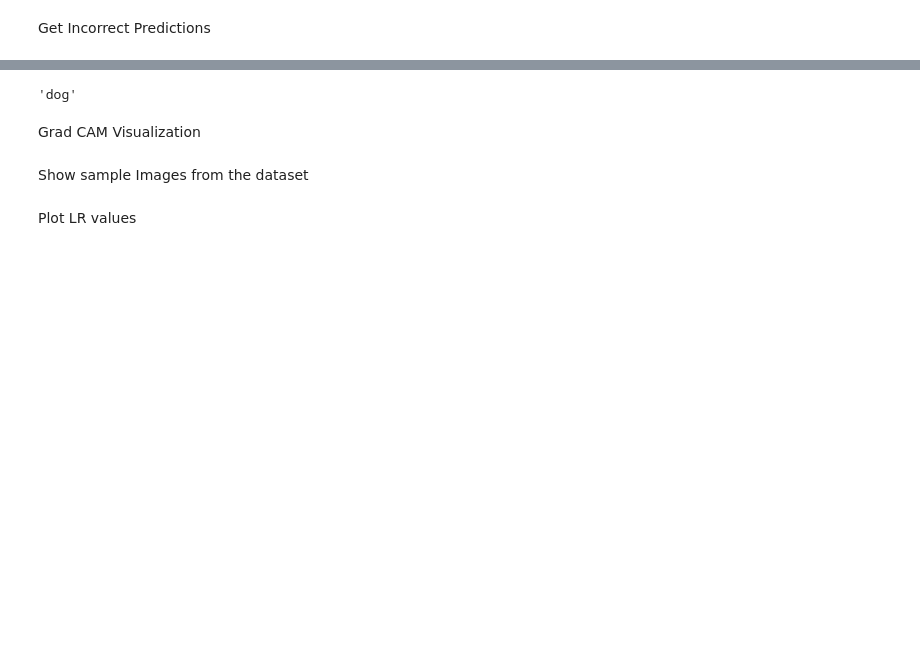
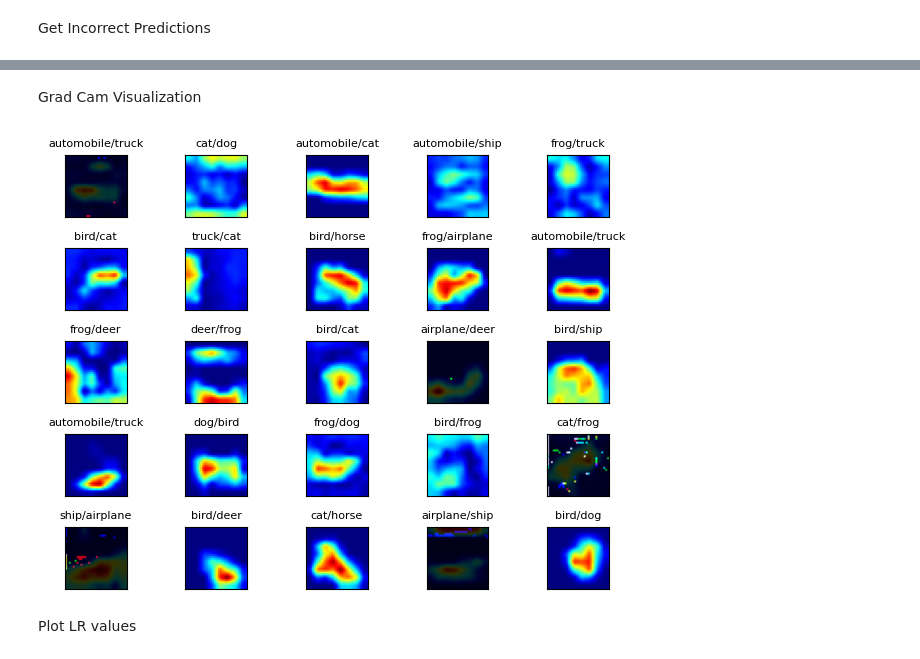
Before and after one commit to jyanivaddi/ERA_V1, a Jupyter notebook: session_11/s11.ipynb, the cells around one changed output, grey strips where cells are left out. Drawn from its saved outputs; the diff is of its cells as text; code cells hidden in the pictures; blank space fills up the shorter version.

```diff
--- a/session_11/s11.ipynb
+++ b/session_11/s11.ipynb
@@ -150,7 +157,11 @@ WARNING:matplotlib.image:Clipping input data to the valid range for imshow with
+# %% [markdown]
+Grad Cam Visualization
 # %%
 target_layers = [model.layer3[-1]]
-grad_cam_map_list = generate_grad_cam_visualizations(model, target_layers, incorrect_predictions, image_weight=0.2)
+num_rows = 5
+num_cols = 5
+num_images_to_compute = num_rows*num_cols
+grad_cam_map_list, prediction_list, ground_truth_list = generate_grad_cam_visualizations(model, target_layers, incorrect_predictions, class_names, num_images_to_compute=num_images_to_compute, image_weight=0.8)
+plot_image_grid(grad_cam_map_list, prediction_list, ground_truth_list, num_rows, num_cols)
 # %% [output]
-'dog'
+[figure, added]
-# %% [markdown]
-Grad CAM Visualization
@@ -159,2 +167,0 @@ show_incorrect_predictions(incorrect_predictions, grad_cam_map_list, class_names
-# %% [markdown]
-Show sample Images from the dataset
```
Also changed, not shown: parts of 11 cells of this notebook.
